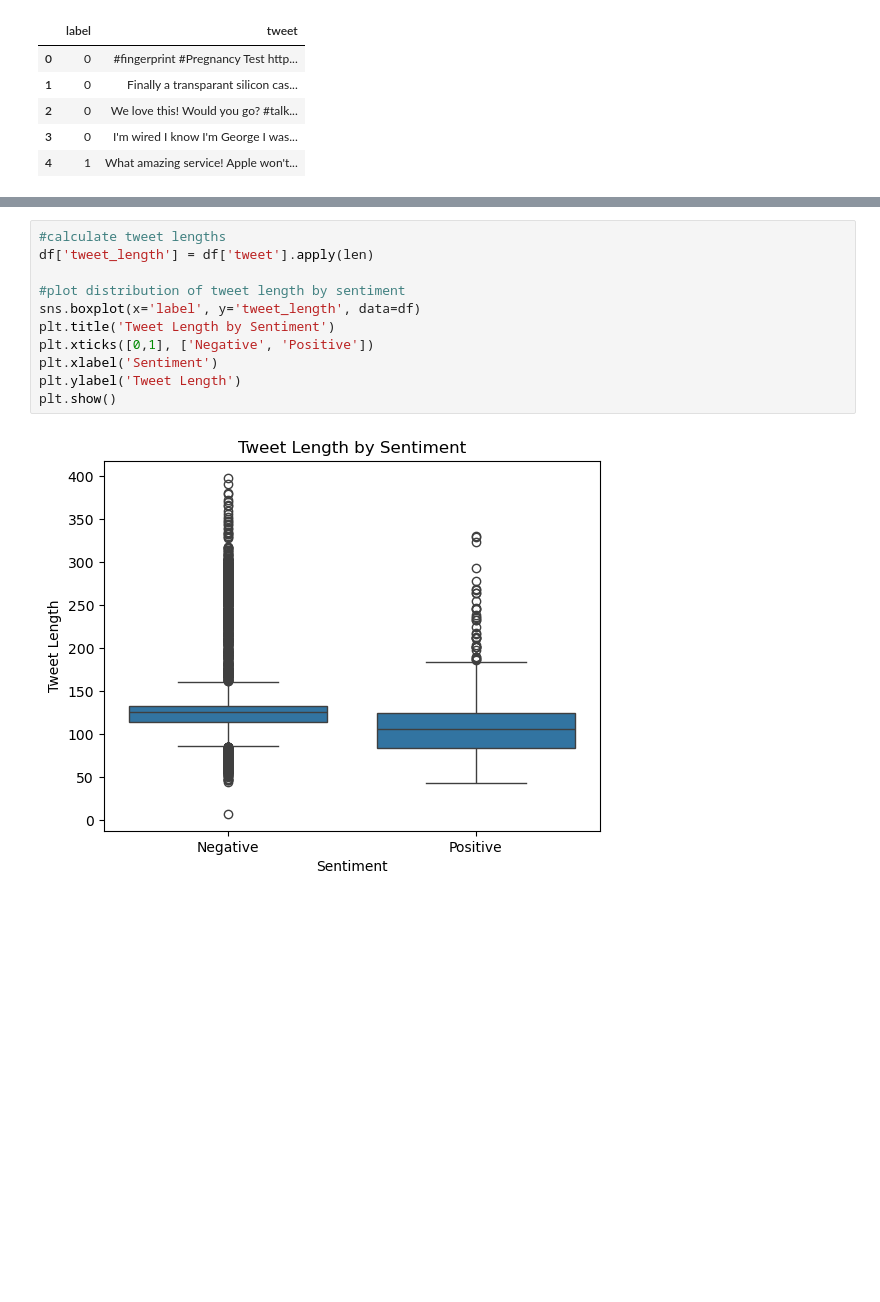
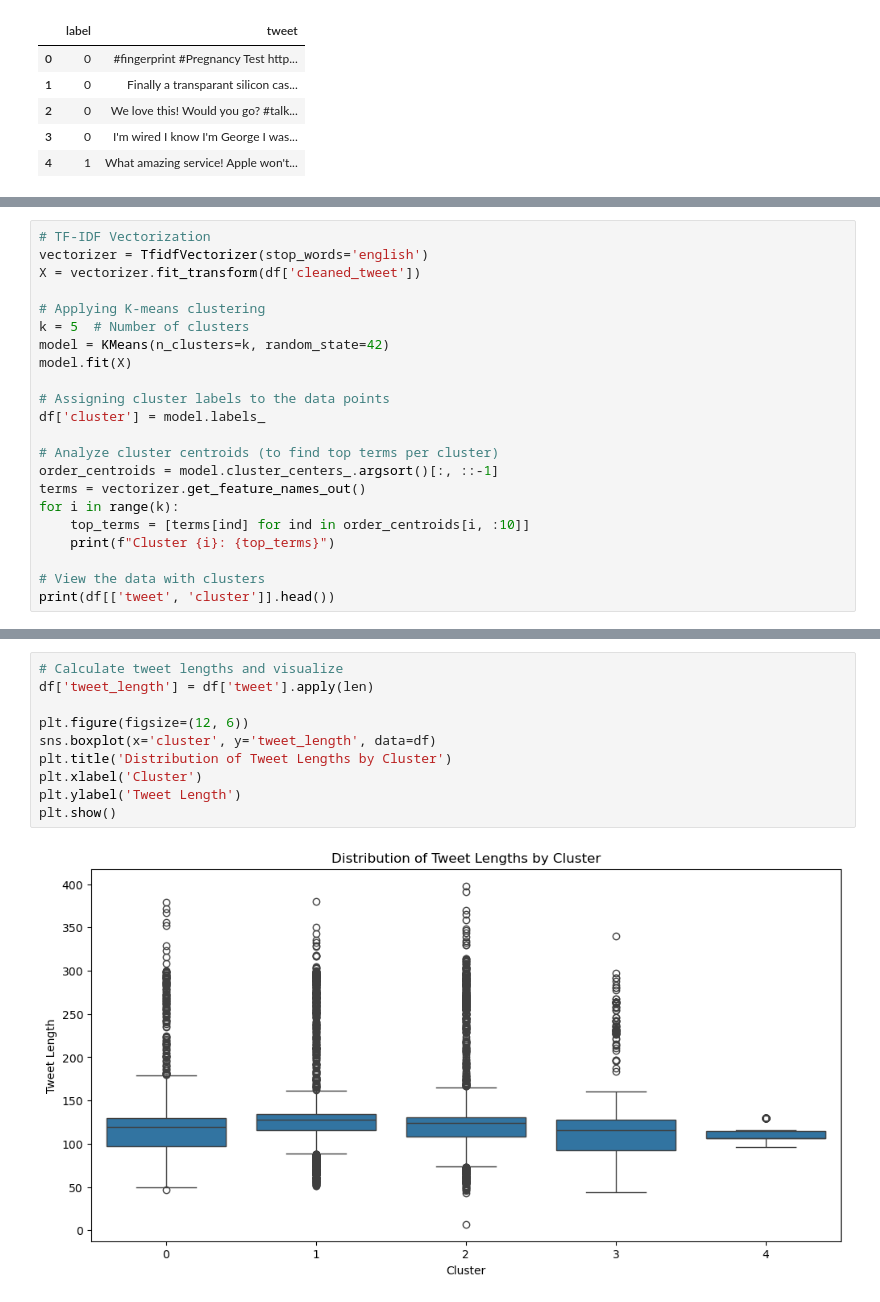
Before and after one commit to ajsib/DoinData-Sentiment-Analysis, a Jupyter notebook: rq2.ipynb, the cells around one changed output, grey strips where cells are left out. Drawn from its saved outputs; the diff is of its cells as text; blank space fills up the shorter version.

Commit message:
adding figures

```diff
--- a/rq2.ipynb
+++ b/rq2.ipynb
@@ -105,0 +59,22 @@ plt.show()
+# %%
+# TF-IDF Vectorization
+vectorizer = TfidfVectorizer(stop_words='english')
+X = vectorizer.fit_transform(df['cleaned_tweet'])
+
+# Applying K-means clustering
+k = 5  # Number of clusters
+model = KMeans(n_clusters=k, random_state=42)
+model.fit(X)
+
+# Assigning cluster labels to the data points
+df['cluster'] = model.labels_
+
+# Analyze cluster centroids (to find top terms per cluster)
+order_centroids = model.cluster_centers_.argsort()[:, ::-1]
+terms = vectorizer.get_feature_names_out()
+for i in range(k):
+    top_terms = [terms[ind] for ind in order_centroids[i, :10]]
+    print(f"Cluster {i}: {top_terms}")
+
+# View the data with clusters
+print(df[['tweet', 'cluster']].head())
@@ -106,13 +289,12 @@ plt.show()
 # %%
-#calculate tweet lengths
+# Calculate tweet lengths and visualize
 df['tweet_length'] = df['tweet'].apply(len)
 
-#plot distribution of tweet length by sentiment
-sns.boxplot(x='label', y='tweet_length', data=df)
-plt.title('Tweet Length by Sentiment')
-plt.xticks([0,1], ['Negative', 'Positive'])
-plt.xlabel('Sentiment')
+plt.figure(figsize=(12, 6))
+sns.boxplot(x='cluster', y='tweet_length', data=df)
+plt.title('Distribution of Tweet Lengths by Cluster')
+plt.xlabel('Cluster')
 plt.ylabel('Tweet Length')
 plt.show()
 # %% [output]
-[figure, old version]
+[figure, new version]
```
Also changed, not shown: parts of 24 cells of this notebook, 1 other file.
